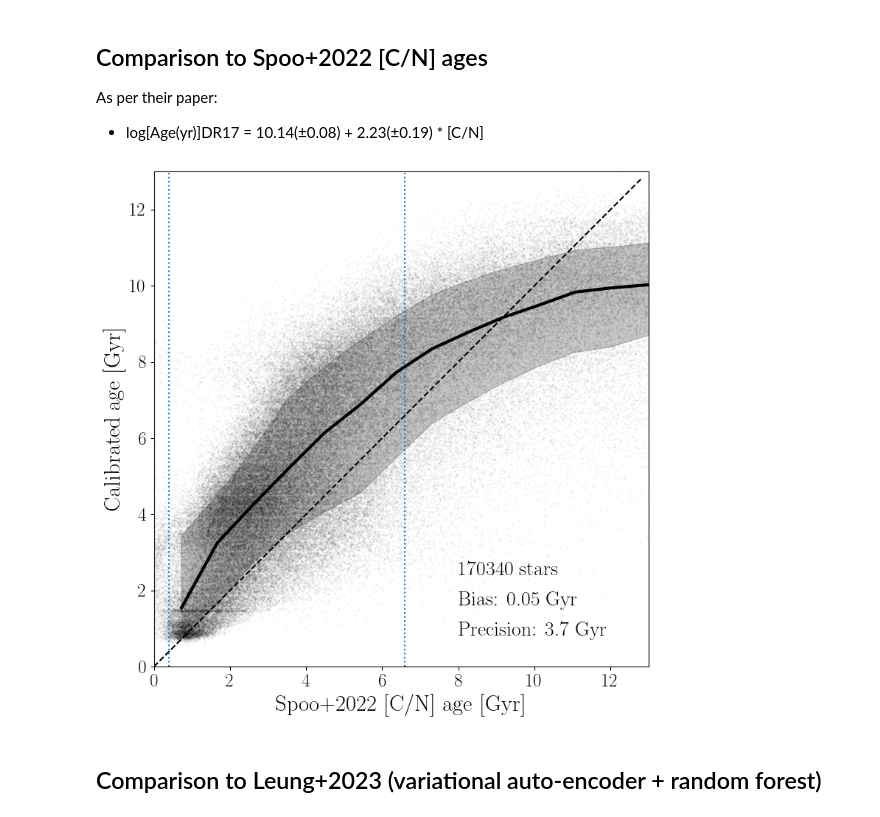
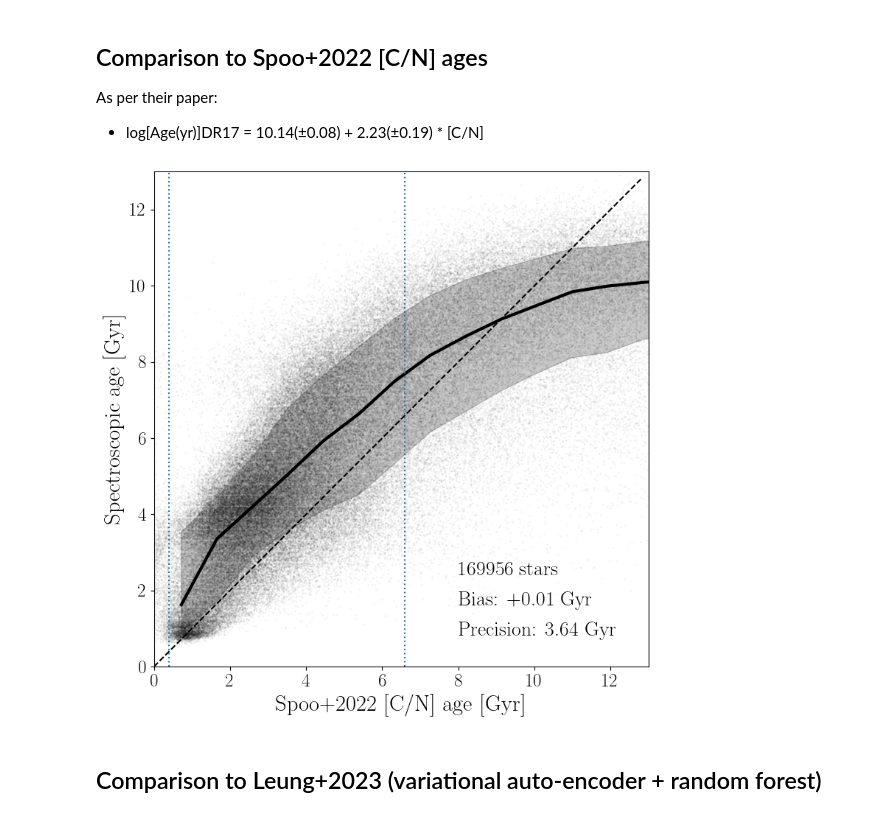
Before and after one commit to fjaellet/xgboost_chem_ages, a Jupyter notebook: py/test_age_catalogues.ipynb, the cells around one changed output. Drawn from its saved outputs; the diff is of its cells as text; code cells hidden in the pictures.

```diff
--- a/py/test_age_catalogues.ipynb
+++ b/py/test_age_catalogues.ipynb
@@ -44,8 +44,8 @@ mpl.rc('text', usetex=True)
 # %% [markdown]
 ### Decide whether to produce comparison plots wrt to calibrated or uncalibrated ages:
 # %%
-calib        = True
-suffix       = "_230314"
+calib        = False
+suffix       = "_230414"
 
 if calib:
     agecol = "spec_age"+suffix+"_calib"
@@ -556,36 +558,36 @@ As per their paper:
 # %%
 f, (a0) = plt.subplots(1, 1, figsize=(8,8))
 
 spoo_age_gyr = 10.**(1.14 + 2.23 * (our_cat["C_FE"]-our_cat["N_FE"]))
 
 plt.scatter(spoo_age_gyr, our_cat[agecol],
             c="k", s=1, alpha=0.03)
 overplot_trend(spoo_age_gyr, our_cat[agecol],
                alpha=0.2, color="k", bins=30)
 
 plt.plot(np.arange(0,13,0.2),np.arange(0,13,0.2),'k--')
 plt.vlines([0.4, 6.6], ymin=0, ymax=15, ls="dotted")
 
 
 plt.text(8, 2.4, str(len(our_cat))+ " stars", fontsize=20)
-plt.text(8, 1.6, "Bias: "+ str(np.round(np.mean(our_cat[agecol]-spoo_age_gyr),2))+ " Gyr", fontsize=20)
+plt.text(8, 1.6, "Bias: +"+ str(np.round(np.mean(our_cat[agecol]-spoo_age_gyr),2))+ " Gyr", fontsize=20)
 plt.text(8, 0.8, "Precision: "+ str(np.round(np.std(our_cat[agecol]-spoo_age_gyr),2))+ " Gyr", fontsize=20)
 
 #plt.legend(loc="upper left", fontsize=15)
 plt.axis([0,13,0,13])
 plt.xlabel(r"Spoo+2022 [C/N] age [Gyr]", fontsize=22)
 if calib:
     plt.ylabel(r"Calibrated age [Gyr]", fontsize=22)
 else:
     plt.ylabel(r"Spectroscopic age [Gyr]", fontsize=22)
 plt.tick_params(axis='both', which='major', labelsize=18)
 plt.tight_layout()
 if calib:
-    plt.savefig("../im/spoo_cn_age_calib_comp.png")
+    plt.savefig("../im/spoo_cn_age_calib_comp.png", dpi=300)
 else:
-    plt.savefig("../im/spoo_cn_age_comp.png")
+    plt.savefig("../im/spoo_cn_age_comp.png", dpi=300)
 # %% [output]
-[figure, old version]
+[figure, new version]
 # %% [markdown]
 ## Comparison to Leung+2023 (variational auto-encoder + random forest)
 # %%
```
Also changed, not shown: parts of 10 cells of this notebook, 46 other files.
